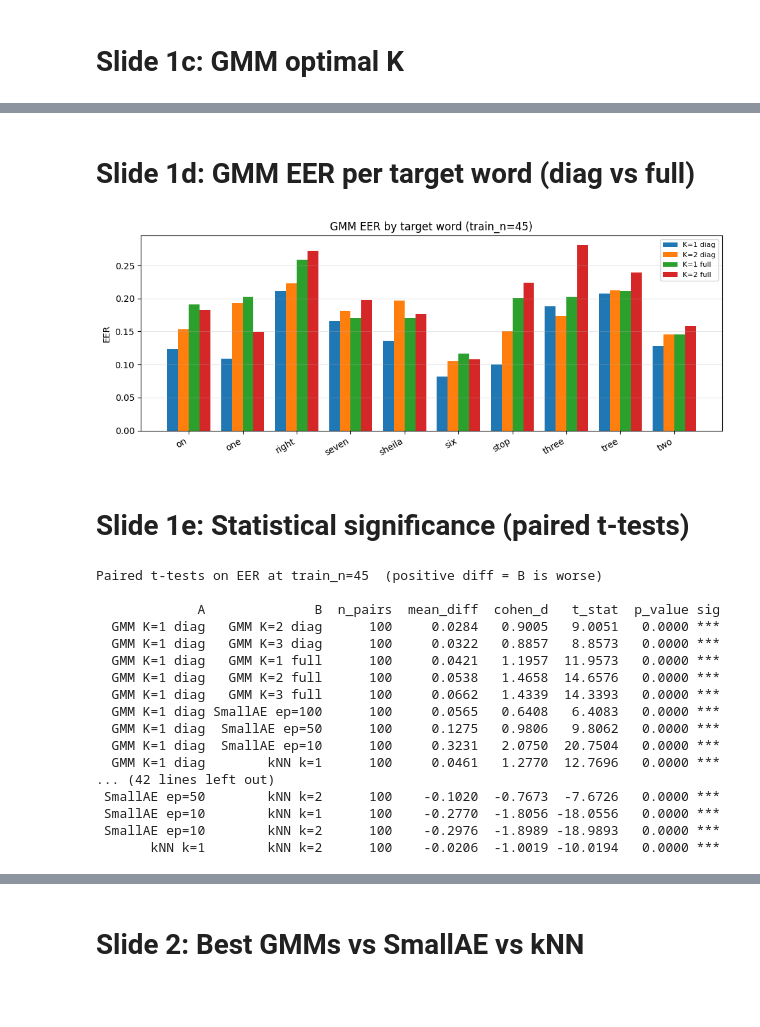
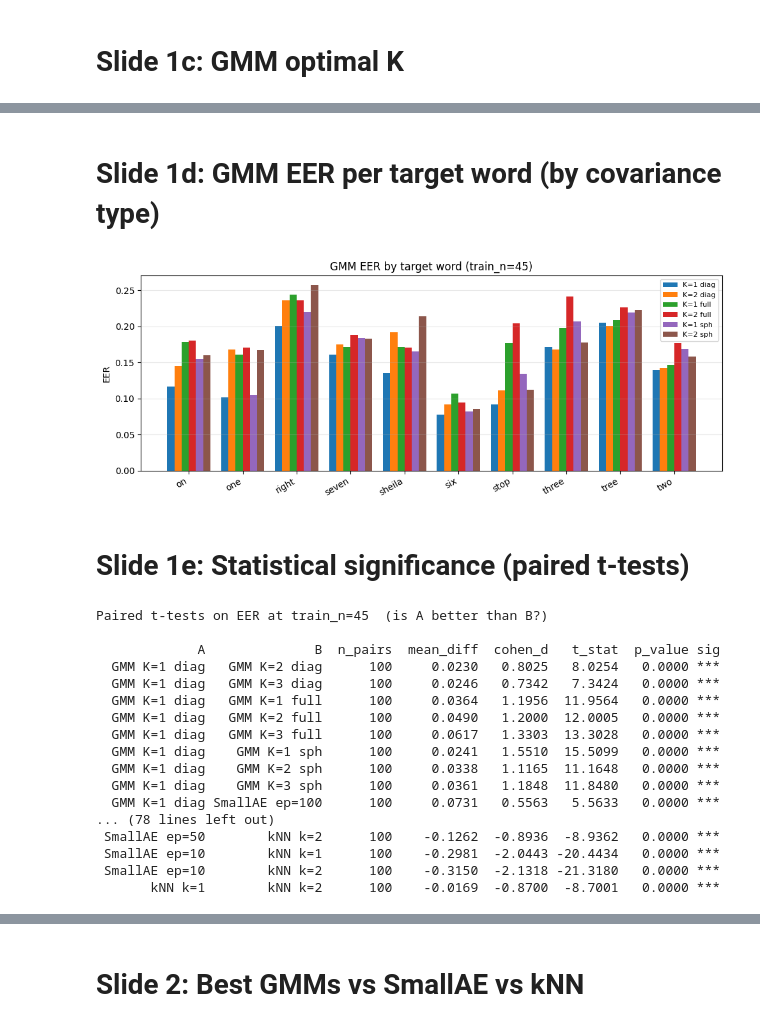
Before and after one commit to albertobasaglia/tinygmm-thesis, a Jupyter notebook: src/compare/plots.ipynb, the cells around one changed output, grey strips where cells are left out. Drawn from its saved outputs; the diff is of its cells as text; code cells hidden in the pictures; blank space fills up the shorter version.

```diff
--- a/src/compare/plots.ipynb
+++ b/src/compare/plots.ipynb
@@ -52,35 +55,37 @@ plt.show()
 # %% [markdown]
-# Slide 1d: GMM EER per target word (diag vs full)
+# Slide 1d: GMM EER per target word (by covariance type)
 # %%
 gmm_word_lines = [
     ("K=1 diag", {"p_adapter": "GMMAdapter", "p_n_components": 1, "p_covariance_type": "diag"}),
     ("K=2 diag", {"p_adapter": "GMMAdapter", "p_n_components": 2, "p_covariance_type": "diag"}),
     ("K=1 full", {"p_adapter": "GMMAdapter", "p_n_components": 1, "p_covariance_type": "full"}),
     ("K=2 full", {"p_adapter": "GMMAdapter", "p_n_components": 2, "p_covariance_type": "full"}),
+    ("K=1 sph",  {"p_adapter": "GMMAdapter", "p_n_components": 1, "p_covariance_type": "spherical"}),
+    ("K=2 sph",  {"p_adapter": "GMMAdapter", "p_n_components": 2, "p_covariance_type": "spherical"}),
 ]
 
 fixed_train_n = 45
 sub = df[df["p_train_n"] == fixed_train_n]
 words = sorted(df["p_target_class"].unique())
 x = range(len(words))
 width = 0.8 / len(gmm_word_lines)
 
 fig, ax = plt.subplots(figsize=(10, 4))
 for i, (label, where) in enumerate(gmm_word_lines):
     means = [_filter(sub, where).groupby("p_target_class")["m_eer"].mean().get(w, float("nan")) for w in words]
     offset = (i - len(gmm_word_lines) / 2 + 0.5) * width
     ax.bar([xi + offset for xi in x], means, width=width, label=label)
 
 ax.set_xticks(list(x))
 ax.set_xticklabels(words, rotation=30, ha="right")
 ax.set_ylabel("EER")
 ax.set_title(f"GMM EER by target word (train_n={fixed_train_n})")
 ax.legend(fontsize=8)
 ax.grid(axis="y", alpha=0.3)
 fig.tight_layout()
 plt.show()
 # %% [output]
-[figure, old version]
+[figure, new version]
 # %% [markdown]
 # Slide 1e: Statistical significance (paired t-tests)
 # %%
@@ -113,6 +118,9 @@ configs = {
     "GMM K=1 full": {"p_adapter": "GMMAdapter", "p_n_components": 1, "p_covariance_type": "full"},
     "GMM K=2 full": {"p_adapter": "GMMAdapter", "p_n_components": 2, "p_covariance_type": "full"},
     "GMM K=3 full": {"p_adapter": "GMMAdapter", "p_n_components": 3, "p_covariance_type": "full"},
+    "GMM K=1 sph":  {"p_adapter": "GMMAdapter", "p_n_components": 1, "p_covariance_type": "spherical"},
+    "GMM K=2 sph":  {"p_adapter": "GMMAdapter", "p_n_components": 2, "p_covariance_type": "spherical"},
+    "GMM K=3 sph":  {"p_adapter": "GMMAdapter", "p_n_components": 3, "p_covariance_type": "spherical"},
     "SmallAE ep=100": {"p_adapter": "SmallAEAdapter", "p_latent_dim": 4, "p_epochs": 100},
     "SmallAE ep=50":  {"p_adapter": "SmallAEAdapter", "p_latent_dim": 4, "p_epochs": 50},
     "SmallAE ep=10":  {"p_adapter": "SmallAEAdapter", "p_latent_dim": 4, "p_epochs": 10},
@@ -134,28 +142,32 @@ for i in range(len(config_names)):
         rows.append({"A": a_name, "B": b_name, "n_pairs": n,
                       "mean_diff": md, "cohen_d": d, "t_stat": t, "p_value": p})
 
-res = pd.DataFrame(rows)
-res["sig"] = res["p_value"].apply(lambda p: "***" if p < 0.001 else "**" if p < 0.01 else "*" if p < 0.05 else "ns")
-print(f"Paired t-tests on EER at train_n={TRAIN_N}  (positive diff = B is worse)\n")
-print(res.to_string(index=False, float_format="%.4f"))
+if rows:
+    res = pd.DataFrame(rows)
+    res["sig"] = res["p_value"].apply(lambda p: "***" if p < 0.001 else "**" if p < 0.01 else "*" if p < 0.05 else "ns")
+    print(f"Paired t-tests on EER at train_n={TRAIN_N}  (is A better than B?)\n")
+    print(res.to_string(index=False, float_format="%.4f"))
+else:
+    print(f"No matching config pairs found in data at train_n={TRAIN_N}."
+          " Re-run the sweep with the configs above.")
 # %% [output]
-Paired t-tests on EER at train_n=45  (positive diff = B is worse)
+Paired t-tests on EER at train_n=45  (is A better than B?)
 
              A              B  n_pairs  mean_diff  cohen_d   t_stat  p_value sig
-  GMM K=1 diag   GMM K=2 diag      100     0.0284   0.9005   9.0051   0.0000 ***
-  GMM K=1 diag   GMM K=3 diag      100     0.0322   0.8857   8.8573   0.0000 ***
-  GMM K=1 diag   GMM K=1 full      100     0.0421   1.1957  11.9573   0.0000 ***
-  GMM K=1 diag   GMM K=2 full      100     0.0538   1.4658  14.6576   0.0000 ***
-  GMM K=1 diag   GMM K=3 full      100     0.0662   1.4339  14.3393   0.0000 ***
-  GMM K=1 diag SmallAE ep=100      100     0.0565   0.6408   6.4083   0.0000 ***
-  GMM K=1 diag  SmallAE ep=50      100     0.1275   0.9806   9.8062   0.0000 ***
-  GMM K=1 diag  SmallAE ep=10      100     0.3231   2.0750  20.7504   0.0000 ***
-  GMM K=1 diag        kNN k=1      100     0.0461   1.2770  12.7696   0.0000 ***
-... (42 lines left out)
- SmallAE ep=50        kNN k=2      100    -0.1020  -0.7673  -7.6726   0.0000 ***
- SmallAE ep=10        kNN k=1      100    -0.2770  -1.8056 -18.0556   0.0000 ***
- SmallAE ep=10        kNN k=2      100    -0.2976  -1.8989 -18.9893   0.0000 ***
-       kNN k=1        kNN k=2      100    -0.0206  -1.0019 -10.0194   0.0000 ***
+  GMM K=1 diag   GMM K=2 diag      100     0.0230   0.8025   8.0254   0.0000 ***
+  GMM K=1 diag   GMM K=3 diag      100     0.0246   0.7342   7.3424   0.0000 ***
+  GMM K=1 diag   GMM K=1 full      100     0.0364   1.1956  11.9564   0.0000 ***
+  GMM K=1 diag   GMM K=2 full      100     0.0490   1.2000  12.0005   0.0000 ***
+  GMM K=1 diag   GMM K=3 full      100     0.0617   1.3303  13.3028   0.0000 ***
+  GMM K=1 diag    GMM K=1 sph      100     0.0241   1.5510  15.5099   0.0000 ***
+  GMM K=1 diag    GMM K=2 sph      100     0.0338   1.1165  11.1648   0.0000 ***
+  GMM K=1 diag    GMM K=3 sph      100     0.0361   1.1848  11.8480   0.0000 ***
+  GMM K=1 diag SmallAE ep=100      100     0.0731   0.5563   5.5633   0.0000 ***
+... (78 lines left out)
+ SmallAE ep=50        kNN k=2      100    -0.1262  -0.8936  -8.9362   0.0000 ***
+ SmallAE ep=10        kNN k=1      100    -0.2981  -2.0443 -20.4434   0.0000 ***
+ SmallAE ep=10        kNN k=2      100    -0.3150  -2.1318 -21.3180   0.0000 ***
+       kNN k=1        kNN k=2      100    -0.0169  -0.8700  -8.7001   0.0000 ***
 # %%
 # 95% CI plot for EER at train_n=45
 ci_configs = [
```
Also changed, not shown: parts of 22 cells of this notebook.
